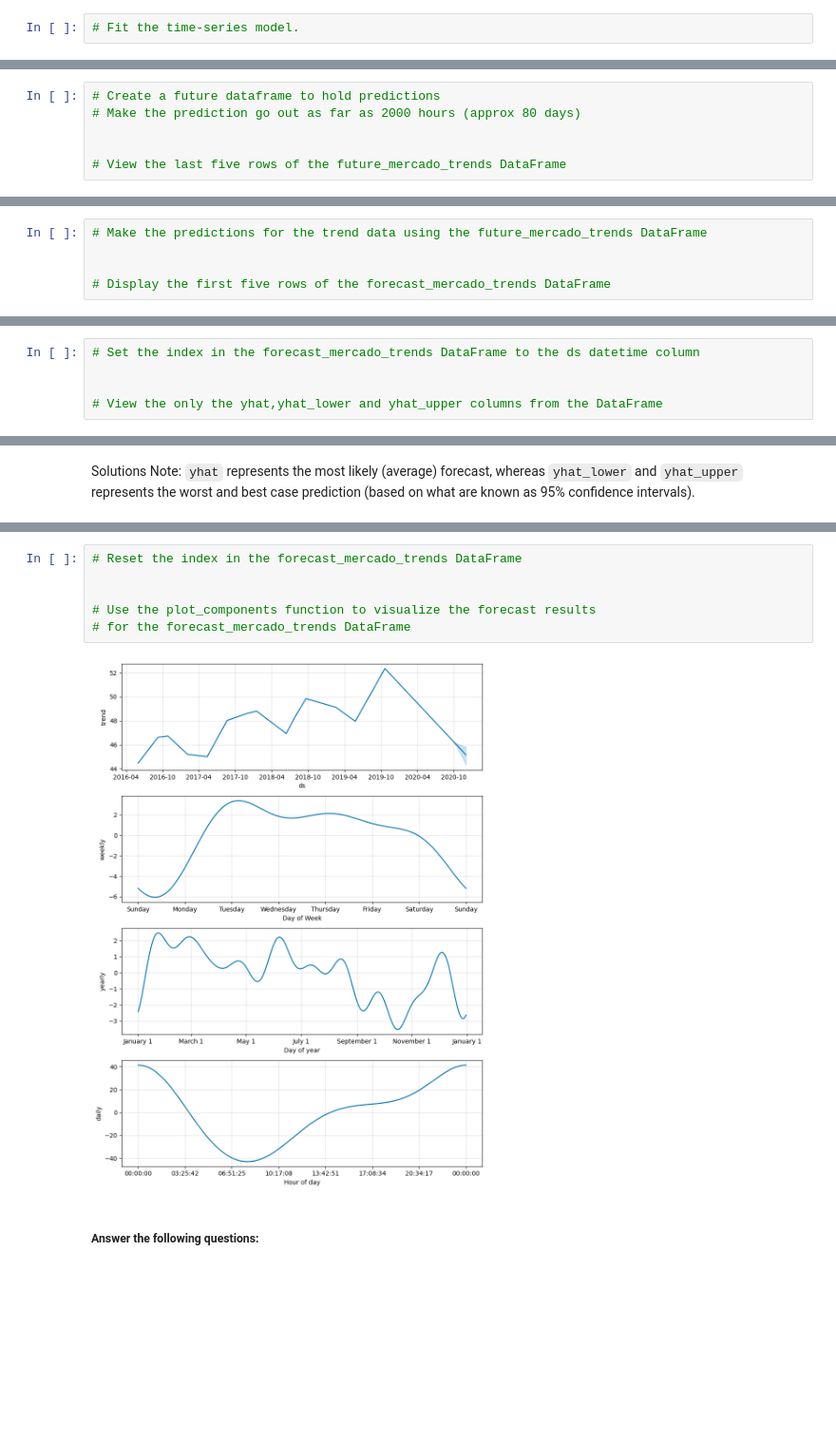
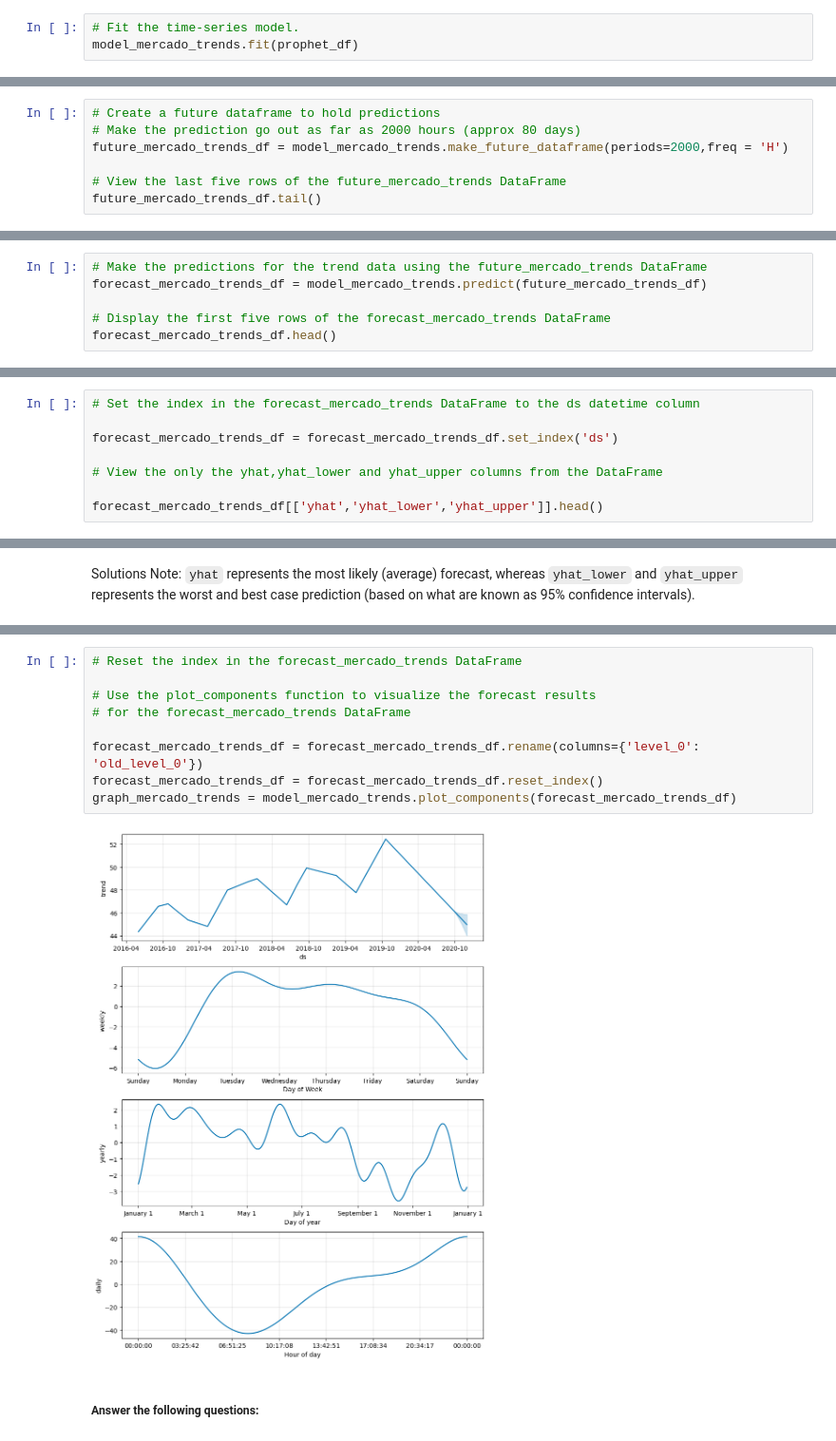
Before and after one commit to ifonseca69/prophet-challenge, a Jupyter notebook: forecasting_net_prophet.ipynb, the cells around one changed output, grey strips where cells are left out. Shown at 95% size. Saved outputs shown, nothing was run; the diff lists cells and outputs as text; blank space fills up the shorter version.

```diff
--- a/forecasting_net_prophet.ipynb
+++ b/forecasting_net_prophet.ipynb
@@ -381,4 +434,5 @@ Now, you need to produce a time series model that analyzes and forecasts pattern
 <prophet.forecaster.Prophet at 0x...>
 # %%
 # Fit the time-series model.
+model_mercado_trends.fit(prophet_df)
 # %% [output]
@@ -395,9 +442,10 @@ INFO:cmdstanpy:Chain [1] done processing
 # %%
 # Create a future dataframe to hold predictions
 # Make the prediction go out as far as 2000 hours (approx 80 days)
-
+future_mercado_trends_df = model_mercado_trends.make_future_dataframe(periods=2000,freq = 'H')
 
 # View the last five rows of the future_mercado_trends DataFrame
+future_mercado_trends_df.tail()
 # %% [output]
 |  | ds |
 | 39101 | 2020-11-30 04:00:00 |
@@ -407,8 +455,9 @@ INFO:cmdstanpy:Chain [1] done processing
 | 39105 | 2020-11-30 08:00:00 |
 # %%
 # Make the predictions for the trend data using the future_mercado_trends DataFrame
-
+forecast_mercado_trends_df = model_mercado_trends.predict(future_mercado_trends_df)
 
 # Display the first five rows of the forecast_mercado_trends DataFrame
+forecast_mercado_trends_df.head()
 # %% [output]
 |  | ds | trend | yhat_lower | yhat_upper | trend_lower | trend_upper | additive_terms | ... |
@@ -442,8 +493,11 @@ INFO:cmdstanpy:Chain [1] done processing
 # %%
 # Set the index in the forecast_mercado_trends DataFrame to the ds datetime column
 
+forecast_mercado_trends_df = forecast_mercado_trends_df.set_index('ds')
 
 # View the only the yhat,yhat_lower and yhat_upper columns from the DataFrame
+
+forecast_mercado_trends_df[['yhat','yhat_lower','yhat_upper']].head()
 # %% [output]
 |  | yhat | yhat_lower | yhat_upper |
 | ds |  |  |  |
@@ -463,11 +518,14 @@ Solutions Note: `yhat` represents the most likely (average) forecast, whereas `y
 # %%
 # Reset the index in the forecast_mercado_trends DataFrame
 
-
 # Use the plot_components function to visualize the forecast results
 # for the forecast_mercado_trends DataFrame
+
+forecast_mercado_trends_df = forecast_mercado_trends_df.rename(columns={'level_0': 'old_level_0'})
+forecast_mercado_trends_df = forecast_mercado_trends_df.reset_index()
+graph_mercado_trends = model_mercado_trends.plot_components(forecast_mercado_trends_df)
 # %% [output]
-[figure, old version]
+[figure, new version]
 # %% [markdown]
 ##### Answer the following questions:
 # %% [markdown]
```
Also changed, not shown: parts of 31 cells of this notebook.
